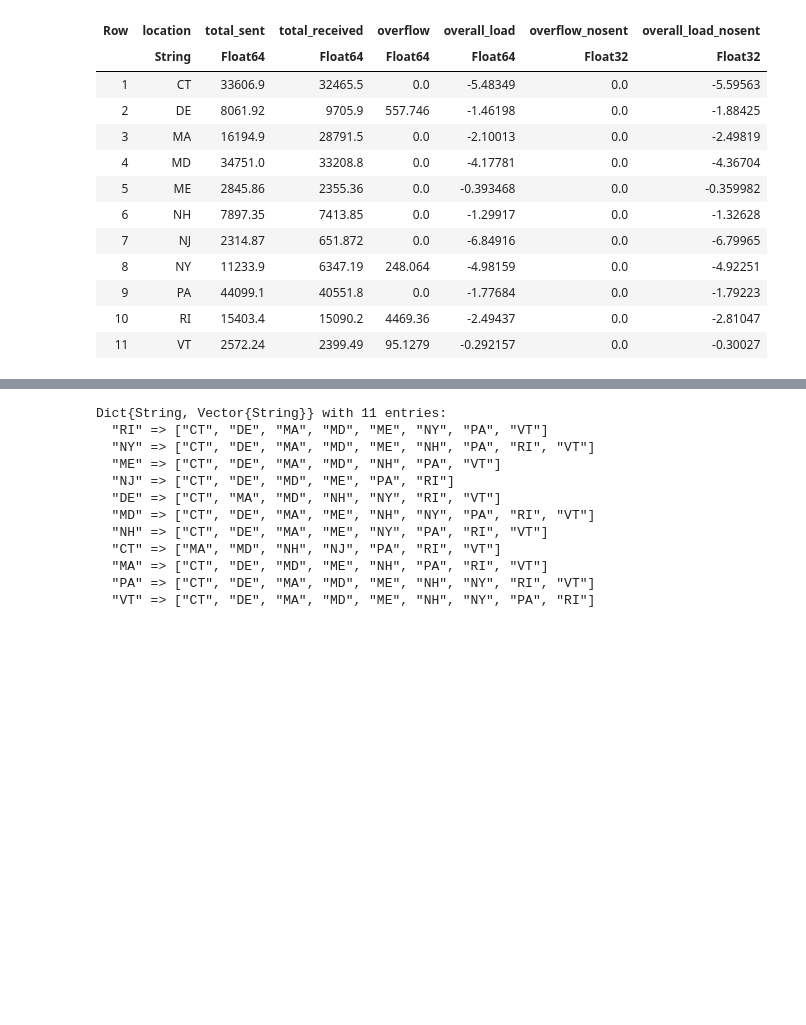
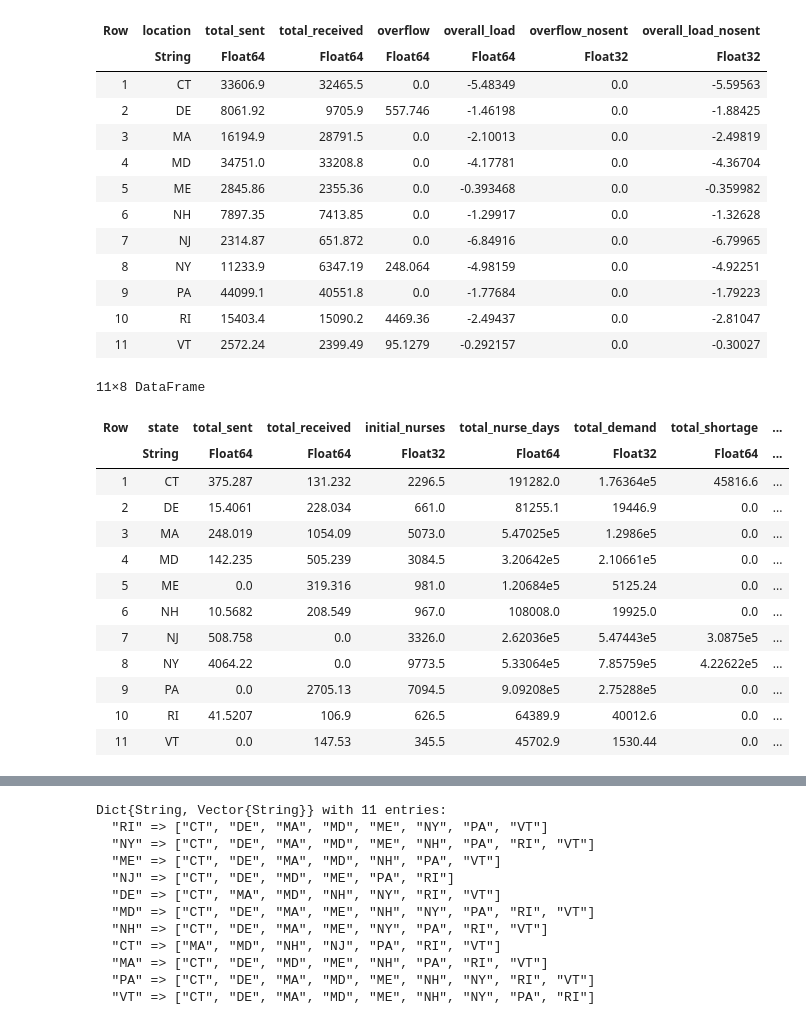
Before and after one commit to Chhheryl/Healthcare-Resources-Optimization-main, a Jupyter notebook: Test Models/timeseries_models.ipynb, the cells around one changed output, grey strips where cells are left out. Cells and saved outputs as stored; diff of their text form; code cells hidden in the pictures; blank space fills up the shorter version.

```diff
--- a/Test Models/timeseries_models.ipynb
+++ b/Test Models/timeseries_models.ipynb
@@ -138 +141,18 @@ results.summary_table
+# %%
+results_nurses.summary_table
+# %% [output]
+11×8 DataFrame
+| Row | state | total_sent | total_received | initial_nurses | total_nurse_days | total_demand | total_shortage | ... |
+|  | String | Float64 | Float64 | Float32 | Float64 | Float32 | Float64 | ... |
+| 1 | CT | 375.287 | 131.232 | 2296.5 | 191282.0 | 1.76364e5 | 45816.6 | ... |
+| 2 | DE | 15.4061 | 228.034 | 661.0 | 81255.1 | 19446.9 | 0.0 | ... |
+| 3 | MA | 248.019 | 1054.09 | 5073.0 | 5.47025e5 | 1.2986e5 | 0.0 | ... |
+| 4 | MD | 142.235 | 505.239 | 3084.5 | 3.20642e5 | 2.10661e5 | 0.0 | ... |
+| 5 | ME | 0.0 | 319.316 | 981.0 | 1.20684e5 | 5125.24 | 0.0 | ... |
+| 6 | NH | 10.5682 | 208.549 | 967.0 | 108008.0 | 19925.0 | 0.0 | ... |
+| 7 | NJ | 508.758 | 0.0 | 3326.0 | 2.62036e5 | 5.47443e5 | 3.0875e5 | ... |
+| 8 | NY | 4064.22 | 0.0 | 9773.5 | 5.33064e5 | 7.85759e5 | 4.22622e5 | ... |
+| 9 | PA | 0.0 | 2705.13 | 7094.5 | 9.09208e5 | 2.75288e5 | 0.0 | ... |
+| 10 | RI | 41.5207 | 106.9 | 626.5 | 64389.9 | 40012.6 | 0.0 | ... |
+| 11 | VT | 0.0 | 147.53 | 345.5 | 45702.9 | 1530.44 | 0.0 | ... |
 # %%
```
Also changed, not shown: parts of 19 cells of this notebook, 17 other files.
